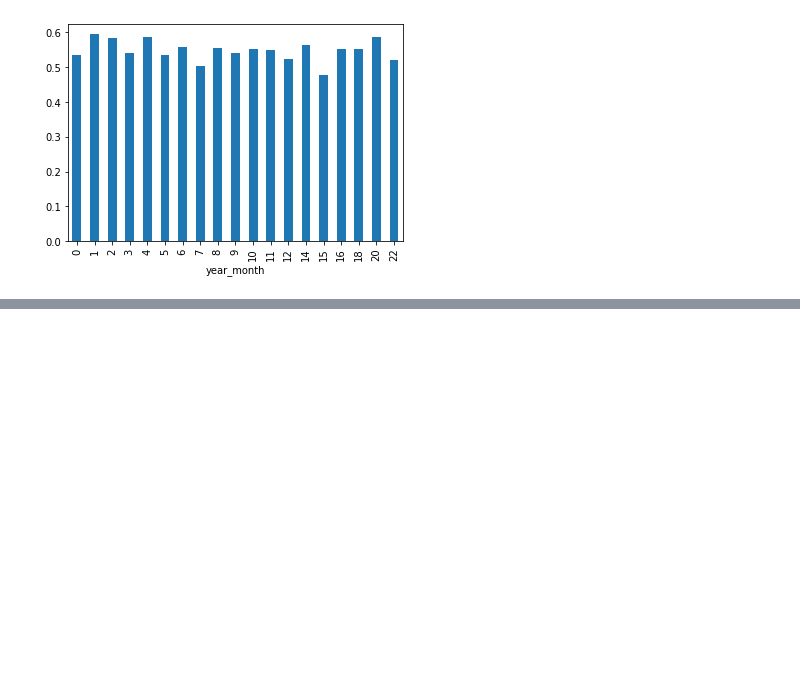
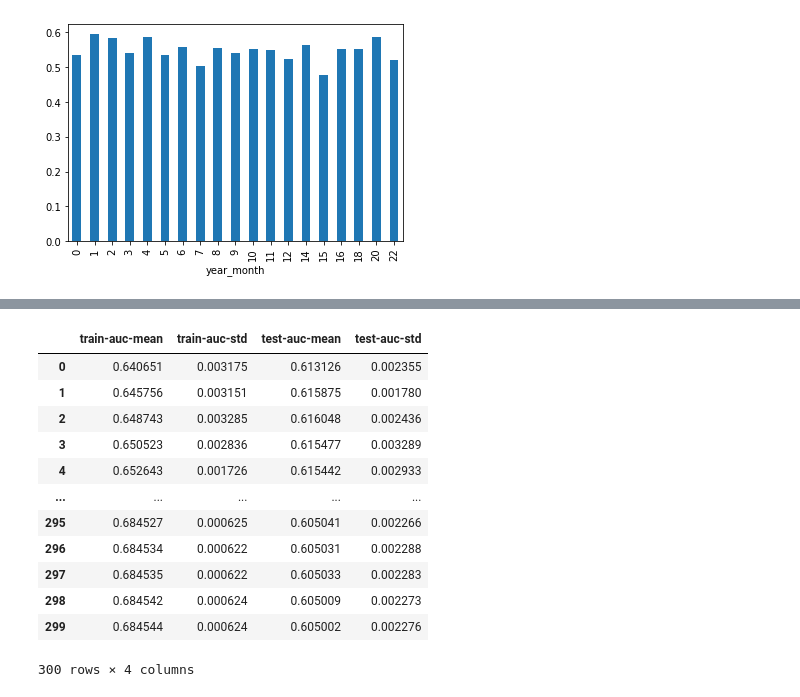
Before and after one commit to dray89/Python, a Jupyter notebook: Kickstarter_dataproject.ipynb, the cells around one changed output, grey strips where cells are left out. Saved outputs shown, nothing was run; the diff lists cells and outputs as text; code cells hidden in the pictures; blank space fills up the shorter version.

```diff
--- a/Kickstarter_dataproject.ipynb
+++ b/Kickstarter_dataproject.ipynb
@@ -601,0 +639,4 @@ year_month.plot.bar()
+# %%
+X = new_df[['year_dummy', 'month_dummy', 'year_month', 'category_dummy', 'country_dummy']]
+y = new_df['status_dummy']
+X_train, X_test, y_train, y_test = train_test_split(X, y, random_state=0)
@@ -601,0 +667,5 @@ year_month.plot.bar()
+# %%
+gnb = GaussianNB()
+gnb.fit(X_train, y_train)
+print(gnb.score(X_train, y_train))
+print(gnb.score(X_test, y_test))
@@ -601,0 +675,5 @@ year_month.plot.bar()
+# %%
+random = RandomForestClassifier(random_state=0)
+random.fit(X_train, y_train)
+print(random.score(X_train, y_train))
+print(random.score(X_test, y_test))
@@ -601,0 +683,6 @@ year_month.plot.bar()
+# %%
+xgboost = XGBClassifier(learning_rate=.5)
+eval_set = [(X_test, y_test)]
+xgboost.fit(X_train, y_train, eval_metric='auc', eval_set=eval_set, early_stopping_rounds=50)
+print(xgboost.score(X_train, y_train))
+print(xgboost.score(X_test, y_test))
@@ -601,0 +723,23 @@ year_month.plot.bar()
+# %%
+import xgboost as xgb
+dtrain = xgb.DMatrix(X_train,y_train)
+dtest = xgb.DMatrix(X_test,y_test)
+eval_set = [(X_test, y_test)]
+param = {'learning_rate':0.5,'max_depth': 8, 'eval_metric':'auc',
+         'objective': 'binary:logistic'}
+num_round = 300
+xgb.cv(param, dtrain, num_round)
+# %% [output]
+|  | train-auc-mean | train-auc-std | test-auc-mean | test-auc-std |
+| 0 | 0.640651 | 0.003175 | 0.613126 | 0.002355 |
+| 1 | 0.645756 | 0.003151 | 0.615875 | 0.001780 |
+| 2 | 0.648743 | 0.003285 | 0.616048 | 0.002436 |
+| 3 | 0.650523 | 0.002836 | 0.615477 | 0.003289 |
+| 4 | 0.652643 | 0.001726 | 0.615442 | 0.002933 |
+| ... | ... | ... | ... | ... |
+| 295 | 0.684527 | 0.000625 | 0.605041 | 0.002266 |
+| 296 | 0.684534 | 0.000622 | 0.605031 | 0.002288 |
+| 297 | 0.684535 | 0.000622 | 0.605033 | 0.002283 |
+| 298 | 0.684542 | 0.000624 | 0.605009 | 0.002273 |
+| 299 | 0.684544 | 0.000624 | 0.605002 | 0.002276 |
+300 rows × 4 columns
```
Also changed, not shown: parts of 11 cells of this notebook, 1 other file.
